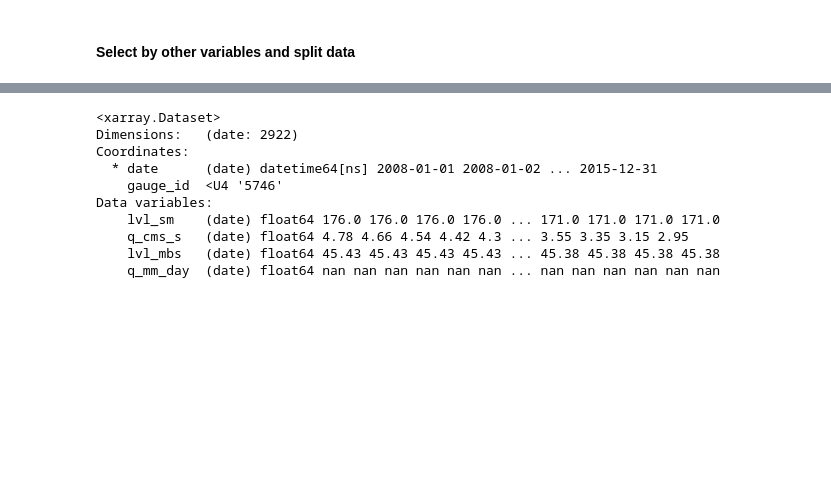
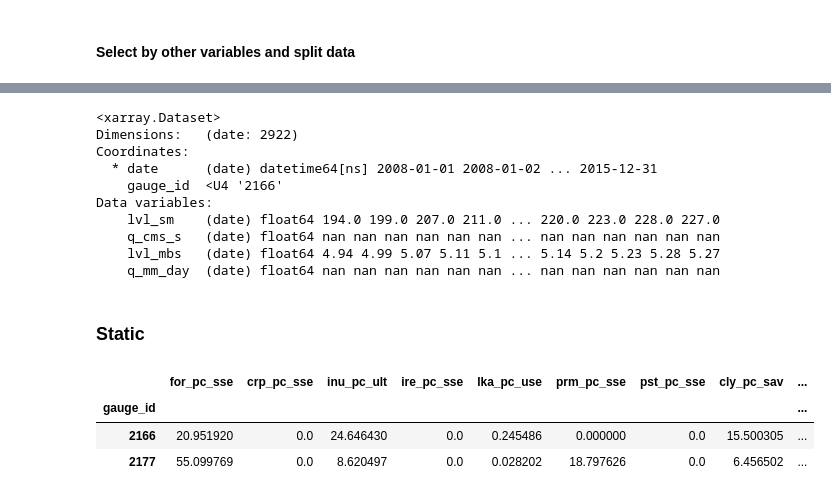
Before and after one commit to dmbrmv/my_dissertation, a Jupyter notebook: input_creator/example_data_worker.ipynb, the cells around one changed output, grey strips where cells are left out. Drawn from its saved outputs; the diff is of its cells as text; code cells hidden in the pictures; blank space fills up the shorter version.

```diff
--- a/input_creator/example_data_worker.ipynb
+++ b/input_creator/example_data_worker.ipynb
@@ -112,14 +113,14 @@ Data variables: (12/23)
 # %%
 ds.sel(date=slice(train_start, train_end),
-       gauge_id='5746')[target]
+       gauge_id='2166')[target]
 # %% [output]
 <xarray.Dataset>
 Dimensions:   (date: 2922)
 Coordinates:
   * date      (date) datetime64[ns] 2008-01-01 2008-01-02 ... 2015-12-31
-    gauge_id  <U4 '5746'
+    gauge_id  <U4 '2166'
 Data variables:
-    lvl_sm    (date) float64 176.0 176.0 176.0 176.0 ... 171.0 171.0 171.0 171.0
-    q_cms_s   (date) float64 4.78 4.66 4.54 4.42 4.3 ... 3.55 3.35 3.15 2.95
-    lvl_mbs   (date) float64 45.43 45.43 45.43 45.43 ... 45.38 45.38 45.38 45.38
+    lvl_sm    (date) float64 194.0 199.0 207.0 211.0 ... 220.0 223.0 228.0 227.0
+    q_cms_s   (date) float64 nan nan nan nan nan nan ... nan nan nan nan nan nan
+    lvl_mbs   (date) float64 4.94 4.99 5.07 5.11 5.1 ... 5.14 5.2 5.23 5.28 5.27
     q_mm_day  (date) float64 nan nan nan nan nan nan ... nan nan nan nan nan nan
@@ -155,0 +127,11 @@ test_past, test_future = split_ds(test_ds)
+# %% [markdown]
+### Static
+# %%
+geo_data = pd.read_csv(f'../geo_data/static_attributes/kamchatka/geo_vector.csv',
+                       index_col='gauge_id')
+geo_data
+# %% [output]
+|  | for_pc_sse | crp_pc_sse | inu_pc_ult | ire_pc_sse | lka_pc_use | prm_pc_sse | pst_pc_sse | cly_pc_sav | ... |
+| gauge_id |  |  |  |  |  |  |  |  | ... |
+| 2166 | 20.951920 | 0.0 | 24.646430 | 0.0 | 0.245486 | 0.000000 | 0.0 | 15.500305 | ... |
+| 2177 | 55.099769 | 0.0 | 8.620497 | 0.0 | 0.028202 | 18.797626 | 0.0 | 6.456502 | ... |
```
Also changed, not shown: parts of 8 cells of this notebook, 5 other files.
